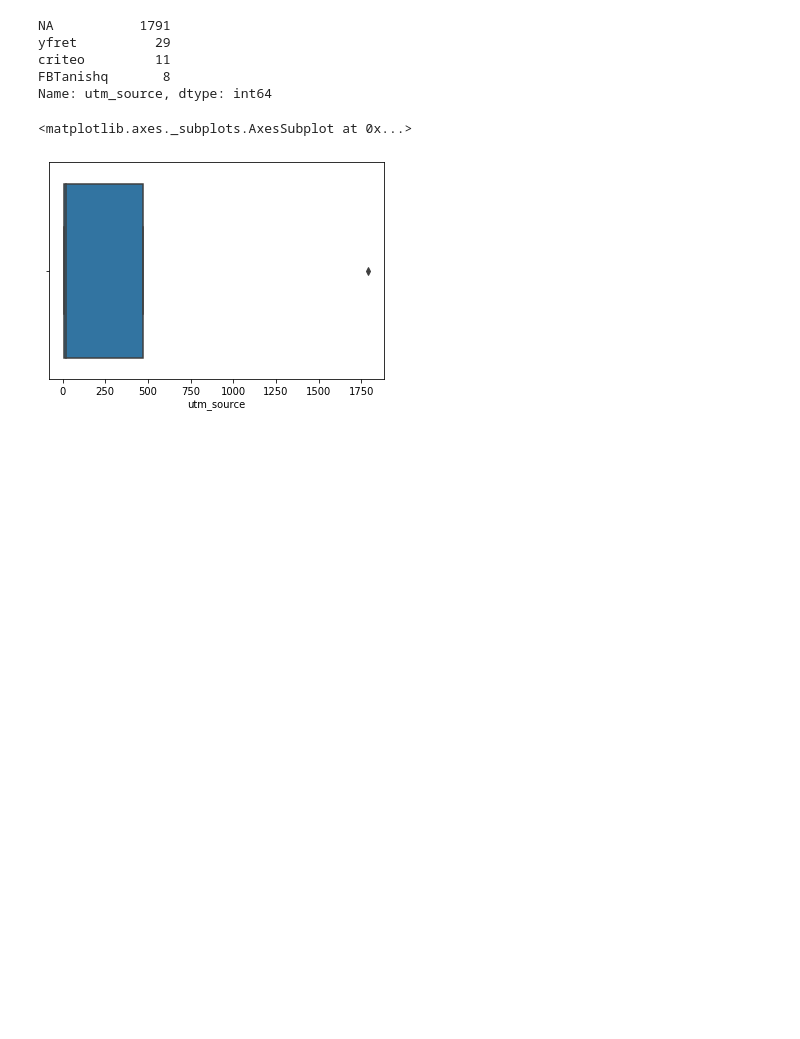
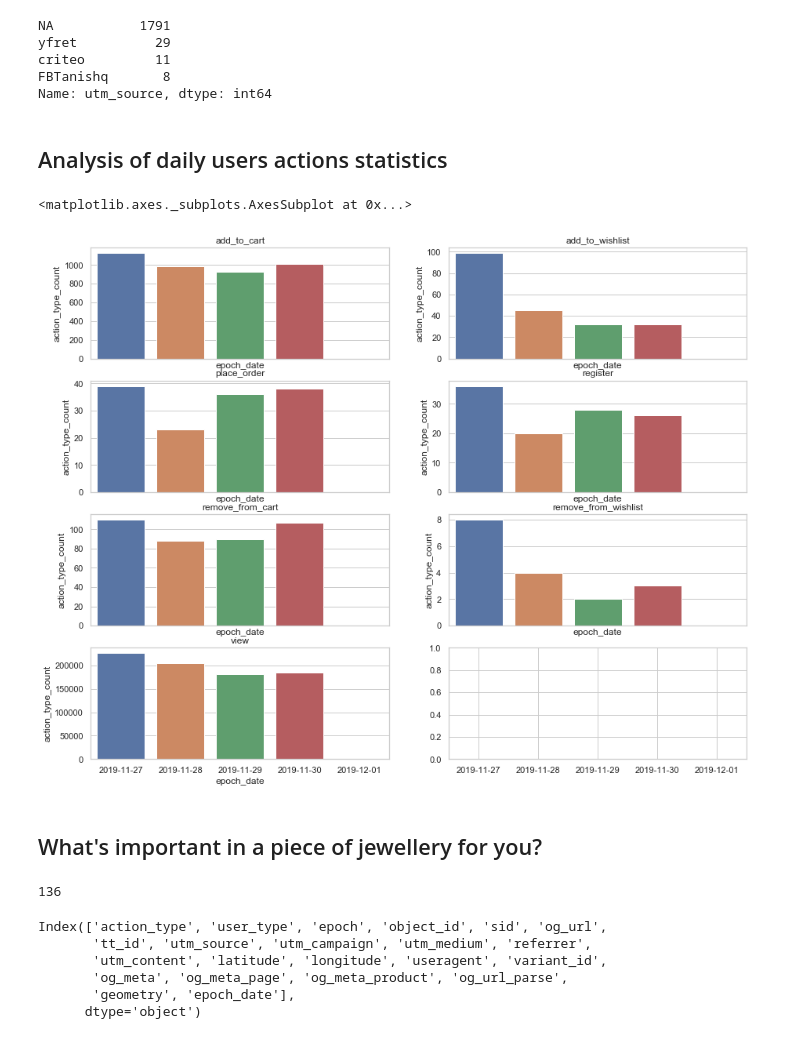
Before and after one commit to cs145442/pet-projects, a Jupyter notebook: yfret/segmenting-users-based-on-browsing-activity.ipynb, the cells around one changed output. Cells and saved outputs as stored; diff of their text form; code cells hidden in the pictures; blank space fills up the shorter version.

```diff
--- a/yfret/segmenting-users-based-on-browsing-activity.ipynb
+++ b/yfret/segmenting-users-based-on-browsing-activity.ipynb
@@ -259,8 +247,46 @@ yfret          29
 criteo         11
 FBTanishq       8
 Name: utm_source, dtype: int64
-# %%
-sns.boxplot()
-# %% [output]
-<matplotlib.axes._subplots.AxesSubplot at 0x...>
-[figure, removed]
+# %% [markdown]
+## Analysis of daily users actions statistics
+# %%
+# Will convert the epoch to epoch_date
+event_df['epoch_date'] = event_df['epoch'].dt.date
+# %%
+daily_action_df = event_df.sort_values(by='epoch_date').groupby(['epoch_date', 'action_type']).agg({'action_type': 'count'}).add_suffix('_count').reset_index()
+# %%
+f, axes = plt.subplots(4, 2, figsize=(15, 12), sharex=True)
+action_type = daily_action_df.action_type.unique().tolist()
+axes[0, 0].set(title=action_type[0])
+axes[0, 1].set(title=action_type[1])
+axes[1, 0].set(title=action_type[2])
+axes[1, 1].set(title=action_type[3])
+axes[2, 0].set(title=action_type[4])
+axes[2, 1].set(title=action_type[5])
+axes[3, 0].set(title=action_type[6])
+sns.barplot(data=daily_action_df[daily_action_df.action_type == action_type[0]], x='epoch_date', y='action_type_count', ax=axes[0, 0], label=action_type[0])
+sns.barplot(data=daily_action_df[daily_action_df.action_type == action_type[1]], x='epoch_date', y='action_type_count', ax=axes[0, 1], label=action_type[1])
+sns.barplot(data=daily_action_df[daily_action_df.action_type == action_type[2]], x='epoch_date', y='action_type_count', ax=axes[1, 0], label=action_type[2])
+sns.barplot(data=daily_action_df[daily_action_df.action_type == action_type[3]], x='epoch_date', y='action_type_count', ax=axes[1, 1], label=action_type[3])
+sns.barplot(data=daily_action_df[daily_action_df.action_type == action_type[4]], x='epoch_date', y='action_type_count', ax=axes[2, 0], label=action_type[4])
+sns.barplot(data=daily_action_df[daily_action_df.action_type == action_type[5]], x='epoch_date', y='action_type_count', ax=axes[2, 1], label=action_type[5])
+sns.barplot(data=daily_action_df[daily_action_df.action_type == action_type[6]], x='epoch_date', y='action_type_count', ax=axes[3, 0], label=action_type[6])
+# %% [output]
+<matplotlib.axes._subplots.AxesSubplot at 0x...>
+[figure, added]
+# %% [markdown]
+## What's important in a piece of jewellery for you?
+# %%
+# How many users who placed orders?
+len(user_placed_order)
+# %% [output]
+136
+# %%
+event_df.columns
+# %% [output]
+Index(['action_type', 'user_type', 'epoch', 'object_id', 'sid', 'og_url',
+       'tt_id', 'utm_source', 'utm_campaign', 'utm_medium', 'referrer',
+       'utm_content', 'latitude', 'longitude', 'useragent', 'variant_id',
+       'og_meta', 'og_meta_page', 'og_meta_product', 'og_url_parse',
+       'geometry', 'epoch_date'],
+      dtype='object')
```
Also changed, not shown: parts of 37 cells of this notebook, 1 other file.
